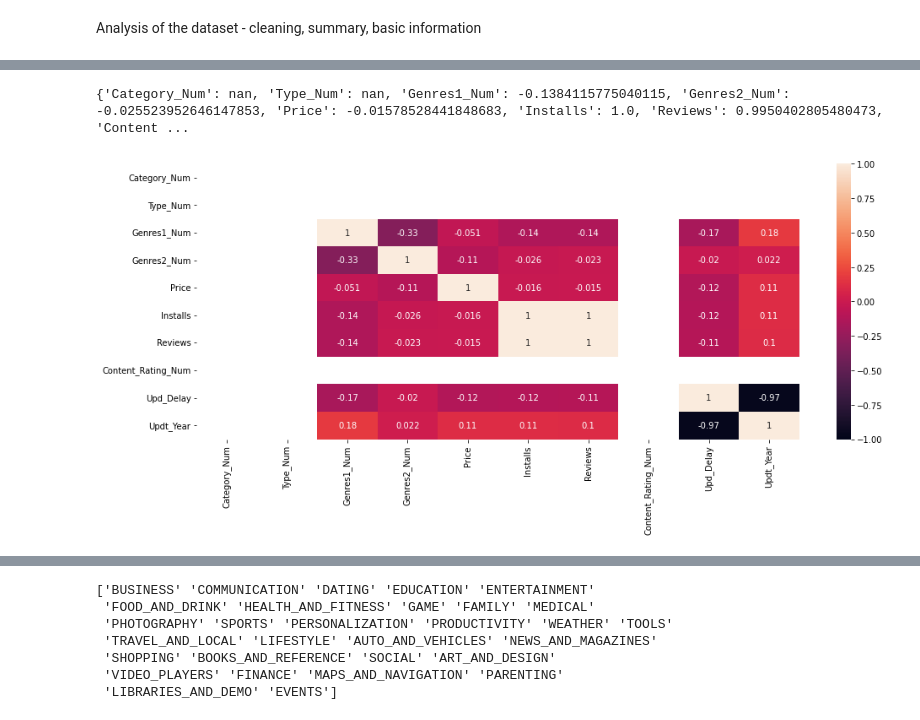
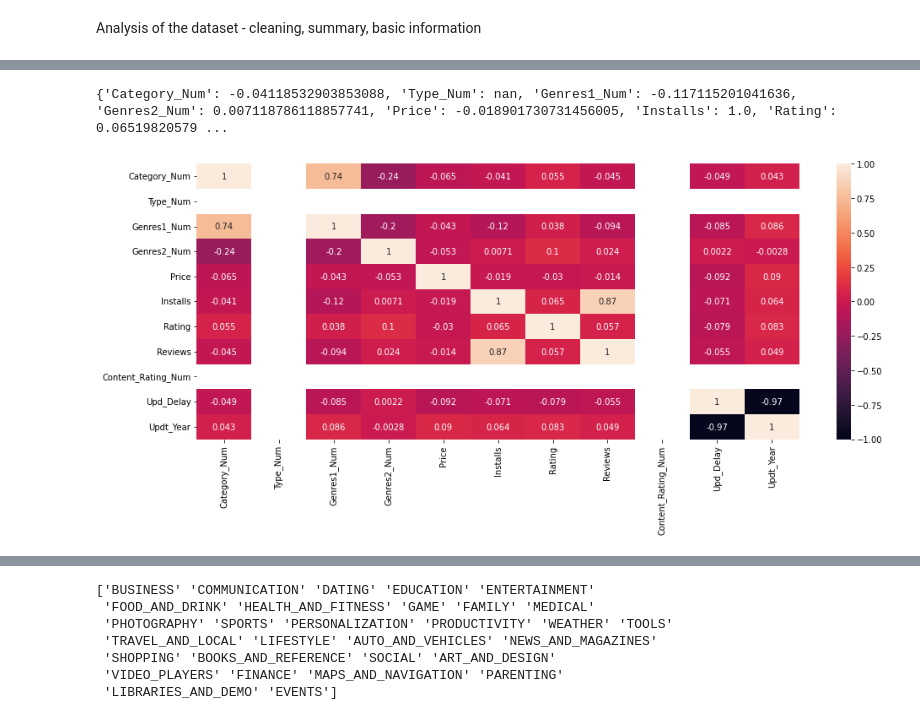
Before and after one commit to Rodauv/google_playstore_stats, a Jupyter notebook: my_mobapp_studio.ipynb, the cells around one changed output, grey strips where cells are left out. Cells and saved outputs as stored; diff of their text form; code cells hidden in the pictures.

Commit message:
Completed the code for first review

```diff
--- a/my_mobapp_studio.ipynb
+++ b/my_mobapp_studio.ipynb
@@ -108 +130,9 @@ unique_labels
         'Education', 'Music & Video', 'Brain Games'], dtype=object))
+# %%
+#Add zero to the null rating values
+def rating_fix(df):
+    df['Rating'] = df['Rating'].fillna(0)
+    return df
+
+raw_dataset = rating_fix(raw_dataset)
+raw_dataset.head(5)
@@ -167,13 +197,14 @@ def clean_dataset(df_in):
     #re-order the columns
     df = df[['Category_Num','Category','Type_Num','Type','Genres1_Num','Genres2_Num','Genres1','Genres2','App','Price','Installs','Rating','Reviews','Content_Rating_Num','Content_Rating','Last_Updated']]
 
-    #focus only on payable applications
-    df = df.query("Price > 0")
+    #clean the corrupt rows in the dataframe
+    df = df[df["Type"].str.contains('Paid|Free')==False]
+    df = df.drop(df[df["Type"].str.contains('Paid|Free')==False].index,in)
 
     return df
 
 dataset_clean = clean_dataset(raw_dataset)
-dataset_clean.head(10)
+dataset_clean.head(5)
 #dataset_clean.dtypes
 # %% [output]
 |  | Category_Num | Category | Type_Num | Type | Genres1_Num | Genres2_Num | Genres1 | Genres2 | App | ... |
@@ -189,0 +212,14 @@ dataset_clean.head(10)
+# %%
+#create new datasets for paid only, free only and full datasets
+def paid(df):
+    df2 = df[df['Type'].astype(str).str.contains('Paid')]
+    return df2
+
+def free(df):
+    df2 = df[df['Type'].astype(str).str.contains('Free')]
+    return df2
+
+free_dataset = free(dataset_clean)
+paid_dataset = paid(dataset_clean)
+
+print(f"Paid#: {paid_dataset.shape[0]}\nFree#: {free_dataset.shape[0]}\nTotal: {dataset_clean.shape[0]}")
@@ -197,7 +247,10 @@ def define_app_support(df):
     df['Updt_Year'] = df['Updt_Year'].astype('int')
     return df
 
-dataset_clean_dated = define_app_support(dataset_clean)
+#dataset_used = paid_dataset
+dataset_used = free_dataset
+#dataset_used = dataset_clean
+dataset_clean_dated = define_app_support(dataset_used)
 
 dataset_updates = dataset_clean_dated.groupby(['Updt_Year']).count()
 dataset_updates.plot(y='Installs', use_index=True, title='Latest updated Year', kind='bar')
@@ -302,18 +373,18 @@ print_histograms(dataset_clean_dated)
 # %%
 #calculate the pearsons correlation coeficient of the dataset:
 def compute_correlations_matrix(df):
-    df = df.query("Category == 'FAMILY'")
+    #df = df.query("Category == 'FAMILY'")
     corr_df = df.corr()
     #create a dictionarry from the coef table
     corelations = corr_df.to_dict(orient='dict')
     print(corelations['Installs'])
     pyplot.figure(figsize=(16, 6))
     sns.heatmap(corr_df, vmin=-1, vmax=1, annot=True)
 
 compute_correlations_matrix(dataset_clean_dated)
 # %% [output]
-{'Category_Num': nan, 'Type_Num': nan, 'Genres1_Num': -0.1384115775040115, 'Genres2_Num': -0.025523952646147853, 'Price': -0.01578528441848683, 'Installs': 1.0, 'Reviews': 0.9950402805480473, 'Content ...
+{'Category_Num': -0.04118532903853088, 'Type_Num': nan, 'Genres1_Num': -0.117115201041636, 'Genres2_Num': 0.007118786118857741, 'Price': -0.018901730731456005, 'Installs': 1.0, 'Rating': 0.06519820579 ...
-[figure, old version]
+[figure, new version]
 # %%
 def print_scatter_matrix(df):
     pd.plotting.scatter_matrix(df,figsize=([16,16]))
```
Also changed, not shown: parts of 15 cells of this notebook.
